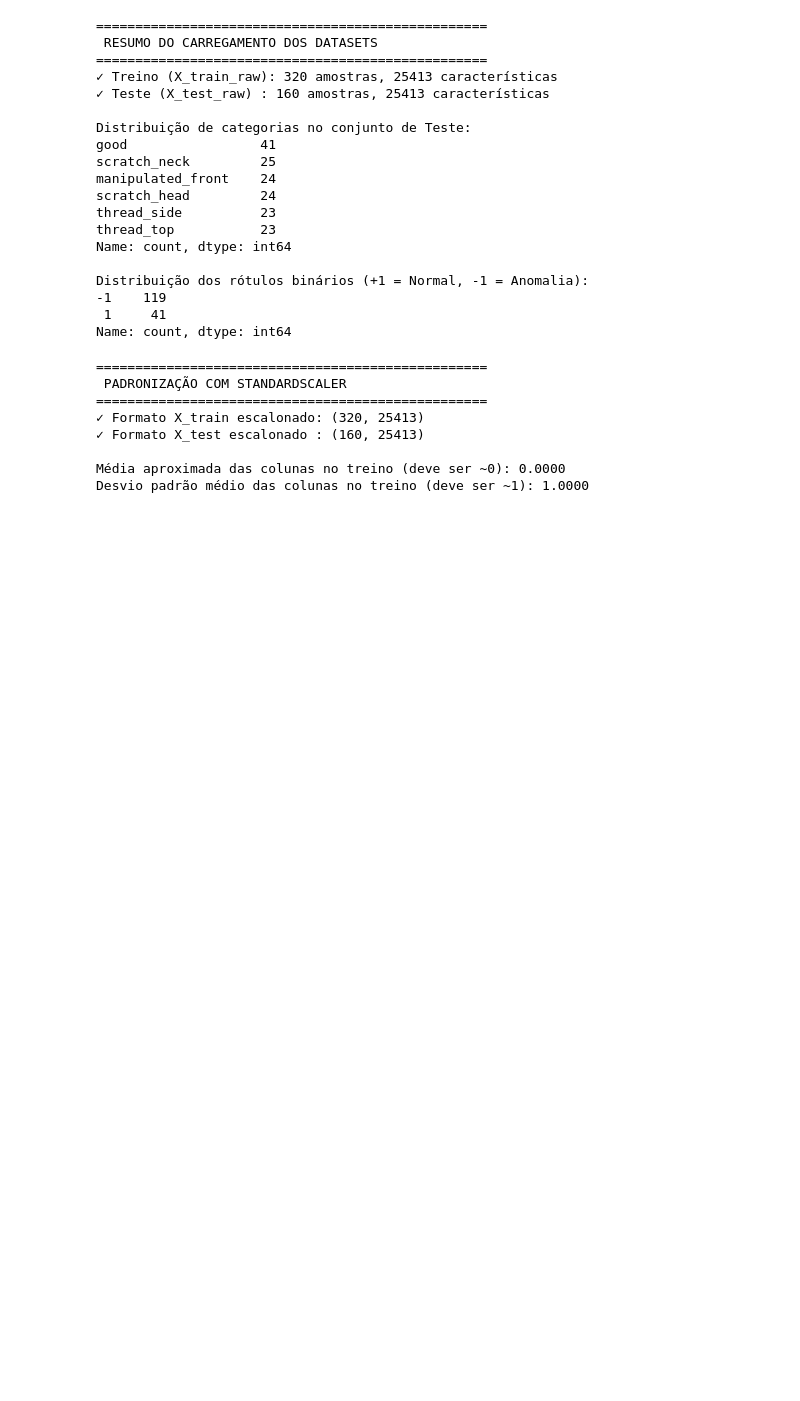
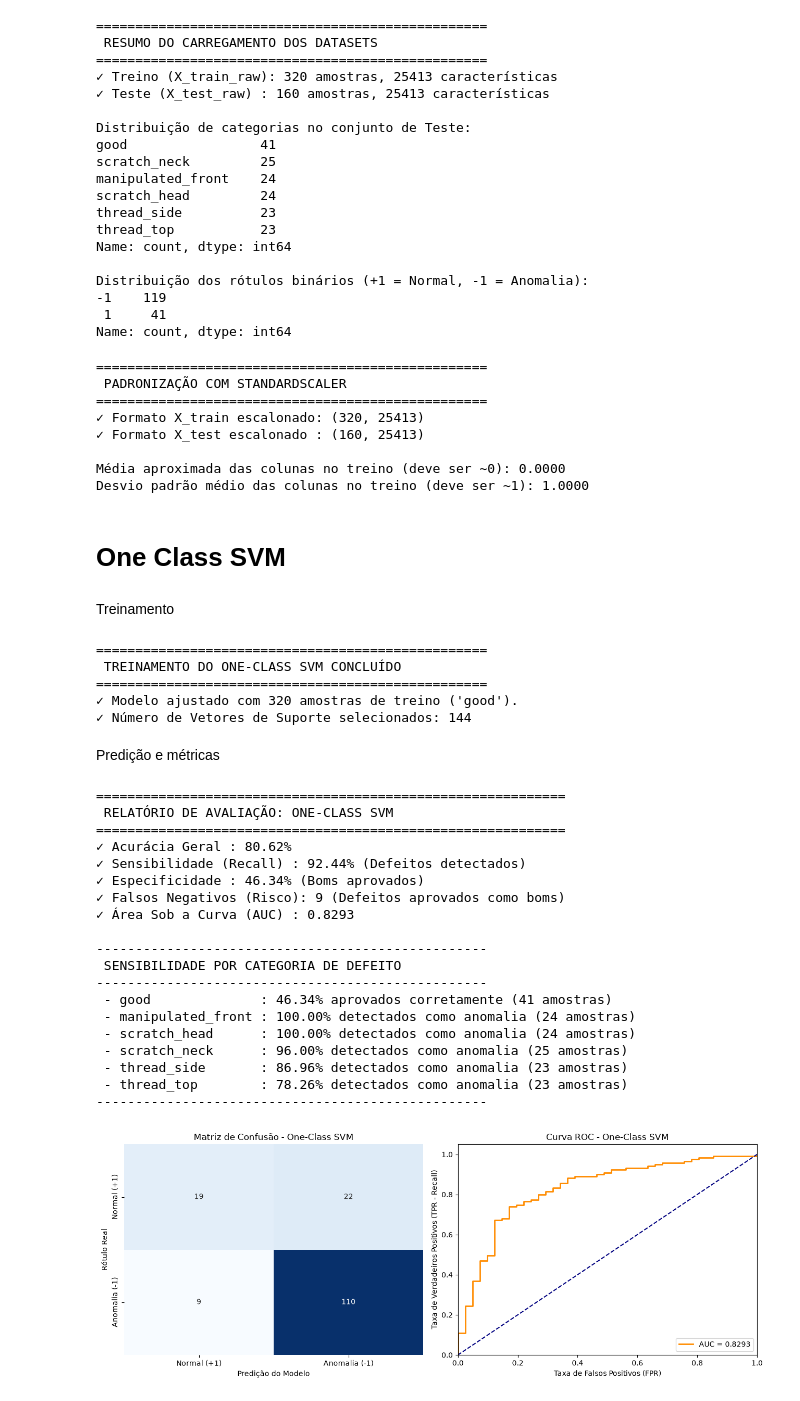
Before and after one commit to RenanE/deteccao-parafuso-defeituoso, a Jupyter notebook: notebooks/03_anomaly_detection_model.ipynb, the cells around one changed output. Drawn from its saved outputs; the diff is of its cells as text; code cells hidden in the pictures; blank space fills up the shorter version.

Commit message:
feat(03_anomaly_detection_model): implementacao de treianametio, predicao e metricas do modelo One-Class SVM, nao performou bem indicando possibilidade de overfitting (closes #11)

```diff
--- a/notebooks/03_anomaly_detection_model.ipynb
+++ b/notebooks/03_anomaly_detection_model.ipynb
@@ -243,3 +243,65 @@ def avaliar_detector_anomalias(
         "auc": roc_auc,
         "falsos_negativos": fn,
     }
+# %% [markdown]
+# One Class SVM
+# %% [markdown]
+Treinamento
+# %%
+from sklearn.svm import OneClassSVM
+
+# 1. Instancia o One-Class SVM com Kernel RBF
+# Nota sobre o parâmetro 'nu': define o limite superior da fração de erros de treino/outliers tolerados.
+# Definimos nu=0.05 (5%) para criar uma fronteira ajustada às peças normais sem ser excessivamente restritiva.
+oc_svm = OneClassSVM(kernel="rbf", gamma="scale", nu=0.05)
+
+# 2. Treina o modelo EXCLUSIVAMENTE com os dados de treino escalonados ('good')
+oc_svm.fit(X_train)
+
+# 3. Confirmação do ajuste
+print("==================================================")
+print(" TREINAMENTO DO ONE-CLASS SVM CONCLUÍDO ")
+print("==================================================")
+print(f"✓ Modelo ajustado com {X_train.shape[0]} amostras de treino ('good').")
+print(
+    "✓ Número de Vetores de Suporte selecionados:"
+    f" {len(oc_svm.support_vectors_)}"
+)
+# %% [output]
+==================================================
+ TREINAMENTO DO ONE-CLASS SVM CONCLUÍDO
+==================================================
+✓ Modelo ajustado com 320 amostras de treino ('good').
+✓ Número de Vetores de Suporte selecionados: 144
+# %% [markdown]
+Predição e métricas
+# %%
+# Executa a predição no conjunto de teste e gera o relatório completo de avaliação do One-Class SVM
+resultados_oc_svm = avaliar_detector_anomalias(
+    modelo=oc_svm,
+    X_test=X_test,
+    y_test_binary=y_test_binary,
+    y_test_labels=y_test_labels,
+    nome_modelo="One-Class SVM",
+)
+# %% [output]
+============================================================
+ RELATÓRIO DE AVALIAÇÃO: ONE-CLASS SVM
+============================================================
+✓ Acurácia Geral : 80.62%
+✓ Sensibilidade (Recall) : 92.44% (Defeitos detectados)
+✓ Especificidade : 46.34% (Boms aprovados)
+✓ Falsos Negativos (Risco): 9 (Defeitos aprovados como boms)
+✓ Área Sob a Curva (AUC) : 0.8293
+
+--------------------------------------------------
+ SENSIBILIDADE POR CATEGORIA DE DEFEITO
+--------------------------------------------------
+ - good              : 46.34% aprovados corretamente (41 amostras)
+ - manipulated_front : 100.00% detectados como anomalia (24 amostras)
+ - scratch_head      : 100.00% detectados como anomalia (24 amostras)
+ - scratch_neck      : 96.00% detectados como anomalia (25 amostras)
+ - thread_side       : 86.96% detectados como anomalia (23 amostras)
+ - thread_top        : 78.26% detectados como anomalia (23 amostras)
+--------------------------------------------------
+[figure, added]
```
Also changed, not shown: parts of 1 cell of this notebook.
